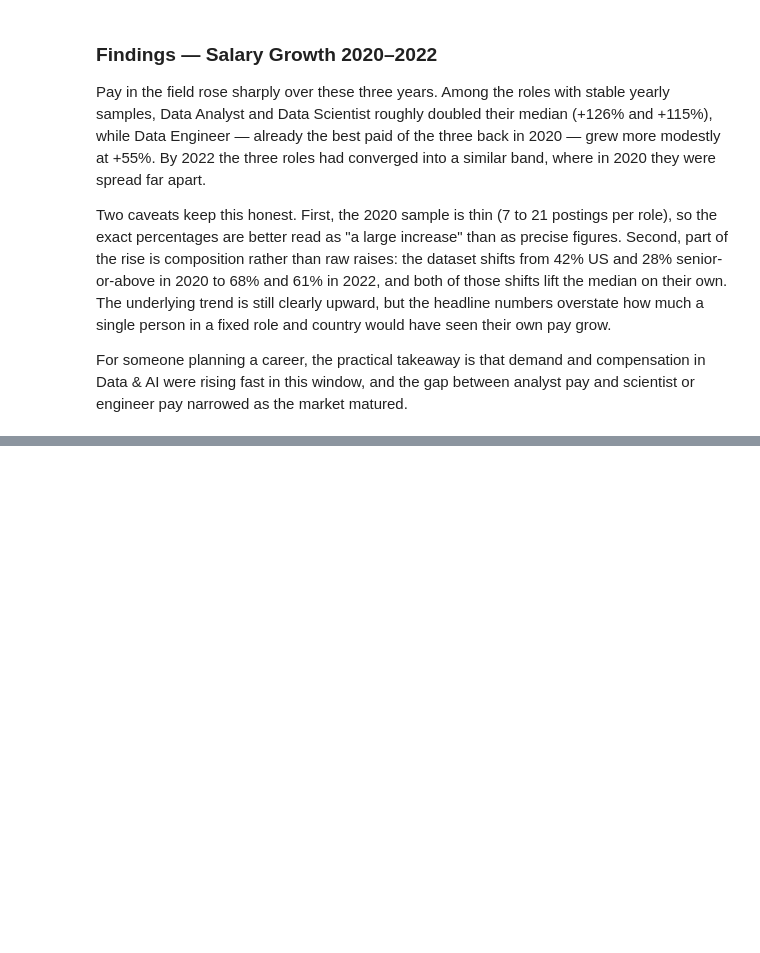
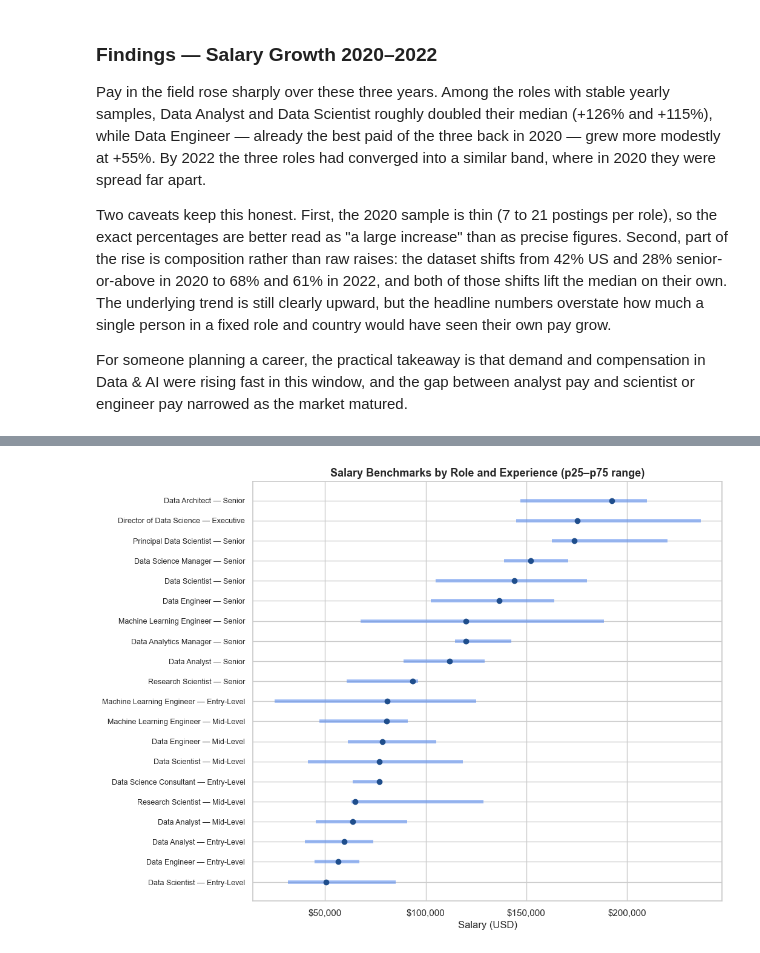
Before and after one commit to FranciscoMartinezGrecco/Data-ai-jobs-analysis, a Jupyter notebook: notebooks/02_business_insights.ipynb, the cells around one changed output, grey strips where cells are left out. Drawn from its saved outputs; the diff is of its cells as text; code cells hidden in the pictures; blank space fills up the shorter version.

Commit message:
Business insights: salary benchmarks

```diff
--- a/notebooks/02_business_insights.ipynb
+++ b/notebooks/02_business_insights.ipynb
@@ -788,0 +840,23 @@ For someone planning a career, the practical takeaway is that demand and compens
+# %%
+# The same table as a picture: each bar spans p25 to p75 and the dot
+# marks the median. Sorting by the median turns it into a ladder that
+# is easy to read top to bottom.
+ordered = benchmarks.sort_values('Median')
+labels = ordered['job_title'] + ' — ' + ordered['experience_level'].astype(str)
+
+fig, ax = plt.subplots(figsize=(10, 9))
+y = range(len(ordered))
+ax.hlines(y, ordered['P25'], ordered['P75'], color='#5b8def', linewidth=4, alpha=0.6)
+ax.plot(ordered['Median'], list(y), 'o', color='#1f4e8c', markersize=6)
+
+ax.set_yticks(list(y))
+ax.set_yticklabels(labels, fontsize=9)
+ax.set_title('Salary Benchmarks by Role and Experience (p25–p75 range)',
+             fontsize=13, fontweight='bold')
+ax.set_xlabel('Salary (USD)')
+ax.xaxis.set_major_formatter(plt.FuncFormatter(lambda x, _: f'${x:,.0f}'))
+
+plt.savefig('../outputs/figures/salary_benchmarks.png', dpi=150, bbox_inches='tight')
+plt.show()
+# %% [output]
+[figure, added]
```
Also changed, not shown: parts of 5 cells of this notebook, 2 other files.
